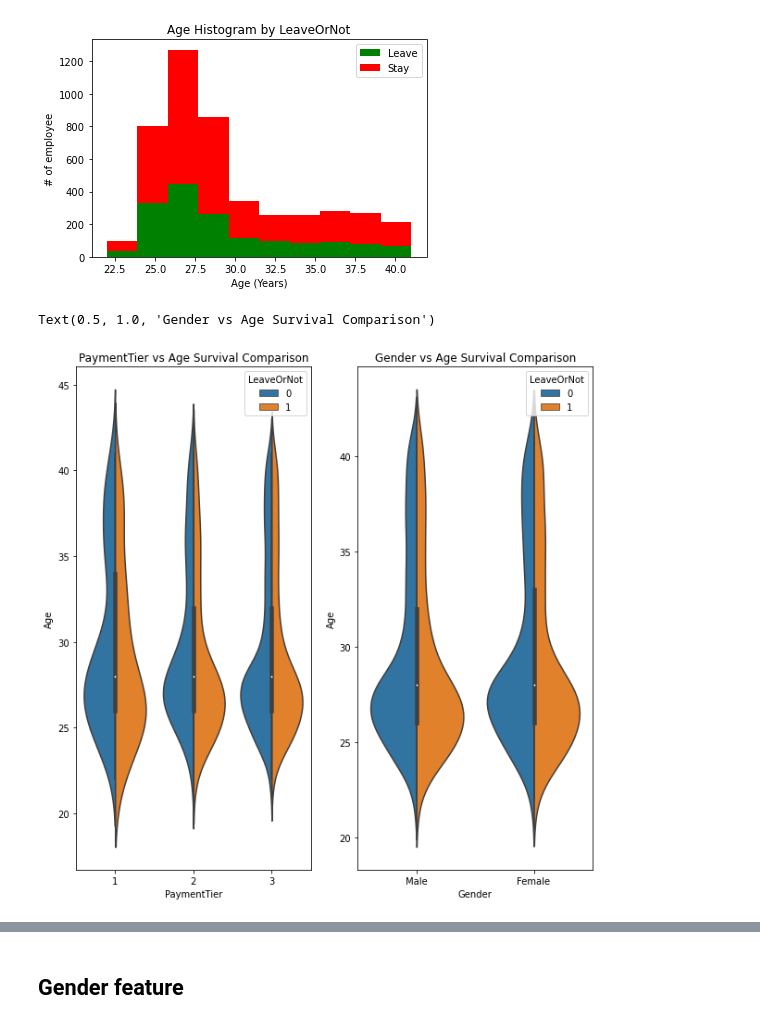
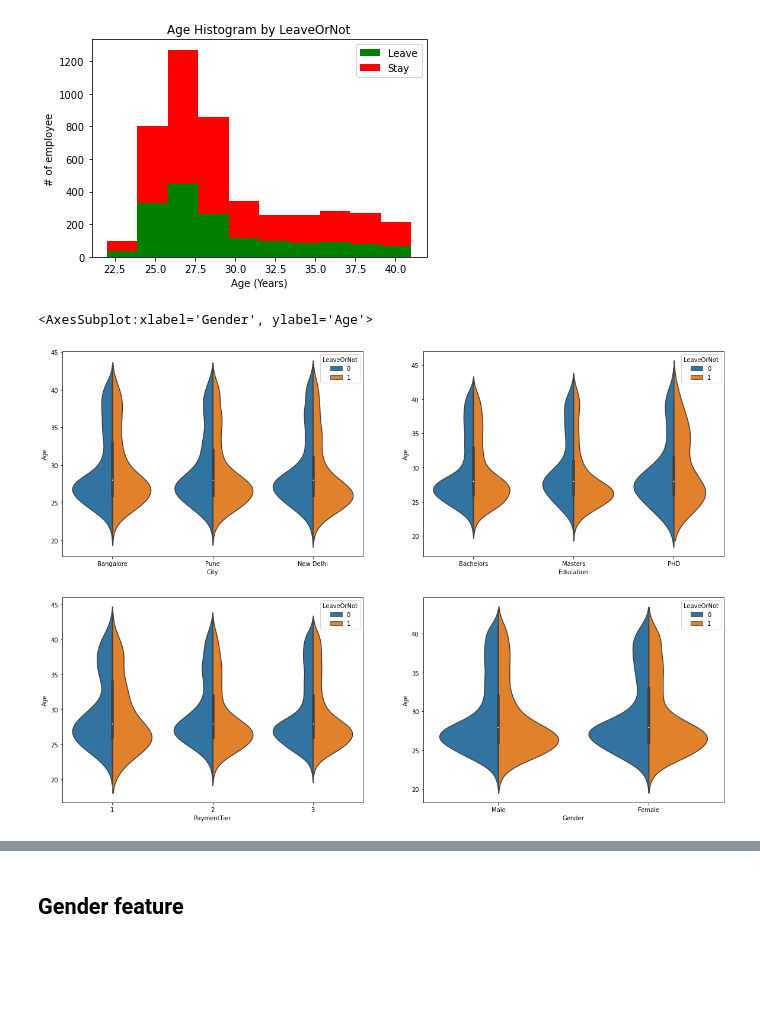
Before and after one commit to bochendong/CS9637A, a Jupyter notebook: 9637a.ipynb, the cells around one changed output, grey strips where cells are left out. Drawn from its saved outputs; the diff is of its cells as text; code cells hidden in the pictures; blank space fills up the shorter version.

```diff
--- a/9637a.ipynb
+++ b/9637a.ipynb
@@ -222,13 +222,13 @@ plt.show()
 [figure]
 # %%
 ## Bochen
-fig, (axis1, axis2) = plt.subplots(1,2,figsize=(10,10))
 
-sns.violinplot(x = 'PaymentTier', y = 'Age', hue = 'LeaveOrNot', data = data, split = True, ax = axis1)
-axis1.set_title('PaymentTier vs Age Survival Comparison')
+fig, qaxis = plt.subplots(2,2,figsize=(20,14))
 
-sns.violinplot(x = 'Gender', y = 'Age', hue = 'LeaveOrNot', data = data, split = True, ax = axis2)
-axis2.set_title('Gender vs Age Survival Comparison')
+sns.violinplot(x = 'City', y = 'Age', hue = 'LeaveOrNot', data = data, split = True, ax = qaxis[0][0])
+sns.violinplot(x = 'Education', y = 'Age', hue = 'LeaveOrNot', data = data, split = True, ax = qaxis[0][1])
+sns.violinplot(x = 'PaymentTier', y = 'Age', hue = 'LeaveOrNot', data = data, split = True, ax = qaxis[1][0])
+sns.violinplot(x = 'Gender', y = 'Age', hue = 'LeaveOrNot', data = data, split = True, ax = qaxis[1][1])
 # %% [output]
-Text(0.5, 1.0, 'Gender vs Age Survival Comparison')
+<AxesSubplot:xlabel='Gender', ylabel='Age'>
-[figure, old version]
+[figure, new version]
```
Also changed, not shown: parts of 9 cells of this notebook.
